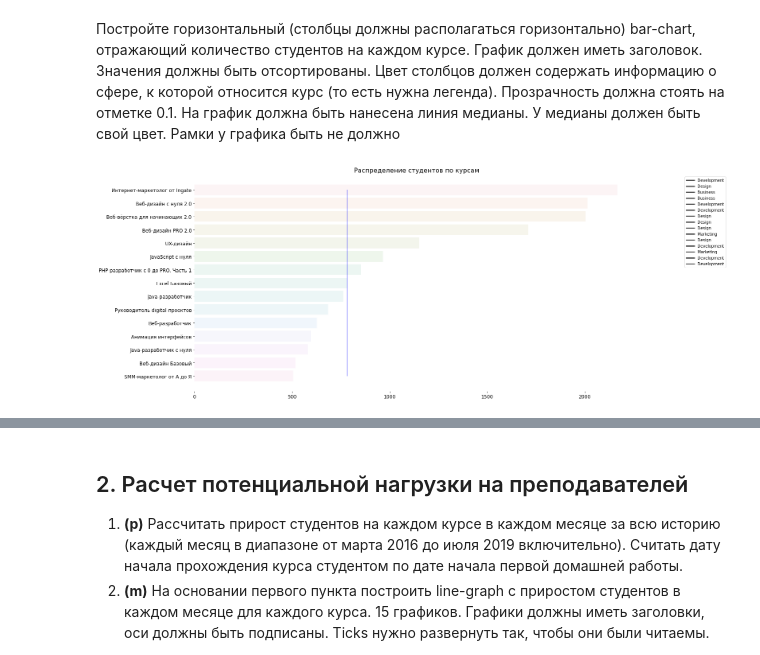
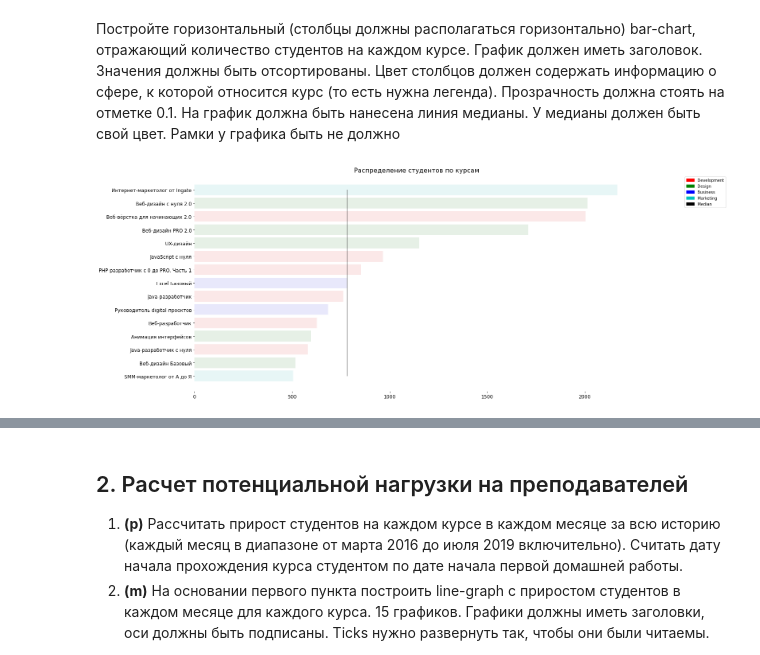
Before and after one commit to vegorovmsk/skillbox_ds_analytics_project_1, a Jupyter notebook: Coursework_analytics_1.ipynb, the cells around one changed output, grey strips where cells are left out. Drawn from its saved outputs; the diff is of its cells as text; code cells hidden in the pictures.

```diff
--- a/Coursework_analytics_1.ipynb
+++ b/Coursework_analytics_1.ipynb
@@ -530,13 +529,26 @@ labels = courses_df.field.to_list()
+# %%
+# Создадим несколько вспомогательных объектов для группировки bar-chart по сферам, создадим цветовую палитру и листа меток легенды.
+
+fields = {v: k for k, v in enumerate(courses_df['field'].unique())}
+# %%
+fields_id = student_count_by_course.merge(courses_df, how='left', on='title')['field'].apply(lambda k: fields[k])
+# %%
+colors = {0: 'r', 1: 'g', 2: 'b', 3: 'c'}
+# %%
+import matplotlib.patches as mpatches
+patchlist = [mpatches.Patch(color=col, label=lab) for (col, lab) in zip(colors.values(), fields.keys())]
+patchlist.append(mpatches.Patch(color='black', label='Median'))
 # %%
 fig, ax = plt.subplots(figsize=(20, 10))
-sns.barplot(data=student_count_by_course, x='students_count', y='title', alpha=0.1, ax=ax)
+sns.barplot(data=student_count_by_course, x='students_count', palette=[colors[i] for i in fields_id], y='title', alpha=0.1, ax=ax)
 sns.despine(ax=ax, left=True, bottom=True)
+
 plt.title('Распределение студентов по курсам', fontsize=16)
-plt.legend(labels, loc=1, bbox_to_anchor=(1.2, 1))
-plt.vlines(student_count_by_course.students_count.median(), ymin=0, ymax=14, colors='blue', alpha=0.5, label='Медианное количество студентов')
+plt.legend(handles=patchlist, loc=1, bbox_to_anchor=(1.2, 1))
+plt.vlines(student_count_by_course.students_count.median(), ymin=0, ymax=14, colors='black', alpha=0.5)
 ax.set_xlabel(None)
 ax.set_ylabel(None)
 ax.tick_params(labelsize=12)
 plt.show()
 # %% [output]
-[figure, old version]
+[figure, new version]
```
Also changed, not shown: parts of 14 cells of this notebook.
